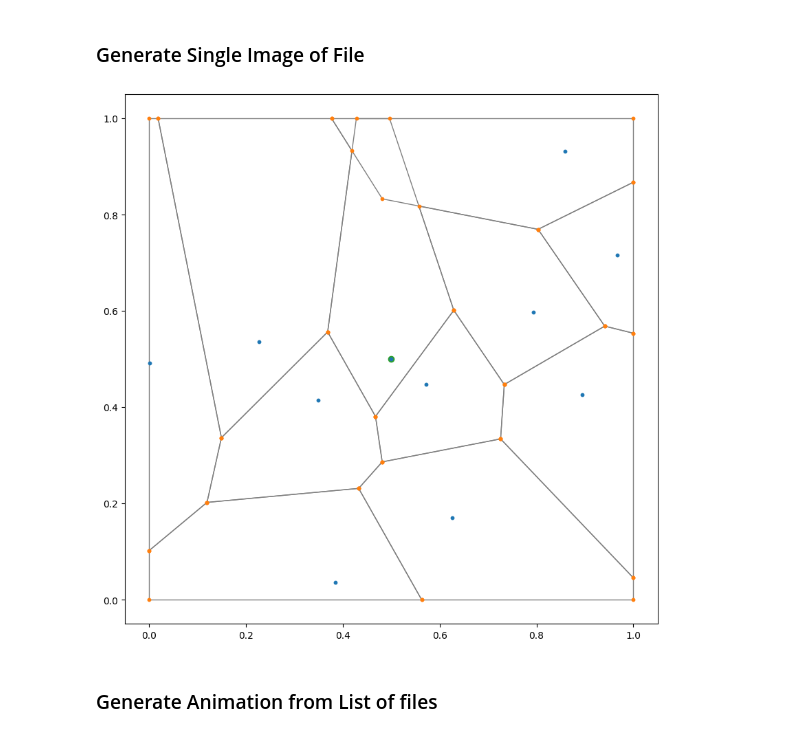
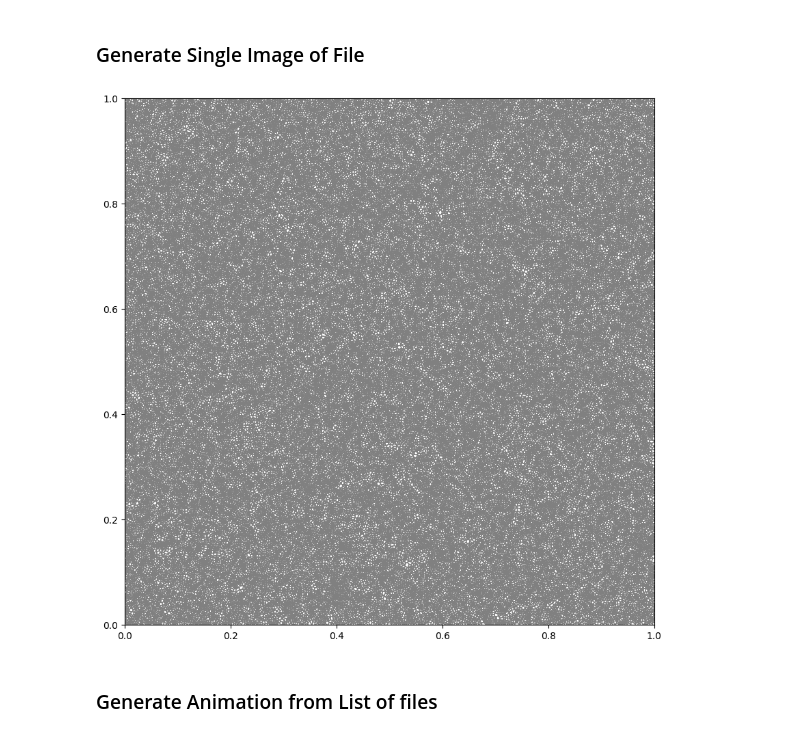
Before and after one commit to lucas56098/voronoi_mesh_project, a Jupyter notebook: animate.ipynb, the cells around one changed output. Saved outputs shown, nothing was run; the diff lists cells and outputs as text; code cells hidden in the pictures.

```diff
--- a/animate.ipynb
+++ b/animate.ipynb
@@ -4,9 +4,9 @@
 import matplotlib.pyplot as plt
 import numpy as np
 # %%
-seeds = np.loadtxt('build/files/seed_list1.csv', delimiter=',', skiprows=1)
-verticies = np.loadtxt('build/files/vertex_list1.csv', delimiter=',', skiprows=1)
-edges = np.loadtxt('build/files/edge_list1.csv', delimiter=',', skiprows=1)
+seeds = np.loadtxt('build/files/seed_list0.csv', delimiter=',', skiprows=1)
+verticies = np.loadtxt('build/files/vertex_list0.csv', delimiter=',', skiprows=1)
+edges = np.loadtxt('build/files/edge_list0.csv', delimiter=',', skiprows=1)
 # %%
 def plot_edge(edge):
     #plt.plot([edge[0], edge[2]], [edge[1], edge[3]], color = 'grey', zorder=1, linewidth = 1)
@@ -14,17 +14,24 @@ def plot_edge(edge):
 # %%
 #plt.style.use('dark_background')
 #plt.figure(figsize=(10,10), facecolor='black')
 plt.figure(figsize=(10,10))
 for edge in edges:
     plot_edge(edge)
-plt.scatter(seeds[:, 0], seeds[:, 1], s=10,  zorder = 2)
-plt.scatter(verticies[:, 0], verticies[:, 1], s=10, zorder =3)
-plt.scatter(0.5, 0.5)
+#plt.scatter(seeds[:, 0], seeds[:, 1], s=10,  zorder = 2)
+#plt.scatter(verticies[:, 0], verticies[:, 1], s=10, zorder =3)
+
+
+plt.xlim(0, 1)
+plt.ylim(0, 1)
 
 plt.savefig("figures/single_picture.pdf")
 plt.show()
+# expect 215s aka 3min 35s for 100k
+# 44.2s for 20k
+# 21.5s for 10k
+# 11.5 for 5k
 # %% [output]
-[figure, old version]
+[figure, new version]
 # %% [markdown]
 ### Generate Animation from List of files
 # %%
```
Also changed, not shown: parts of 4 cells of this notebook, 8 other files.
